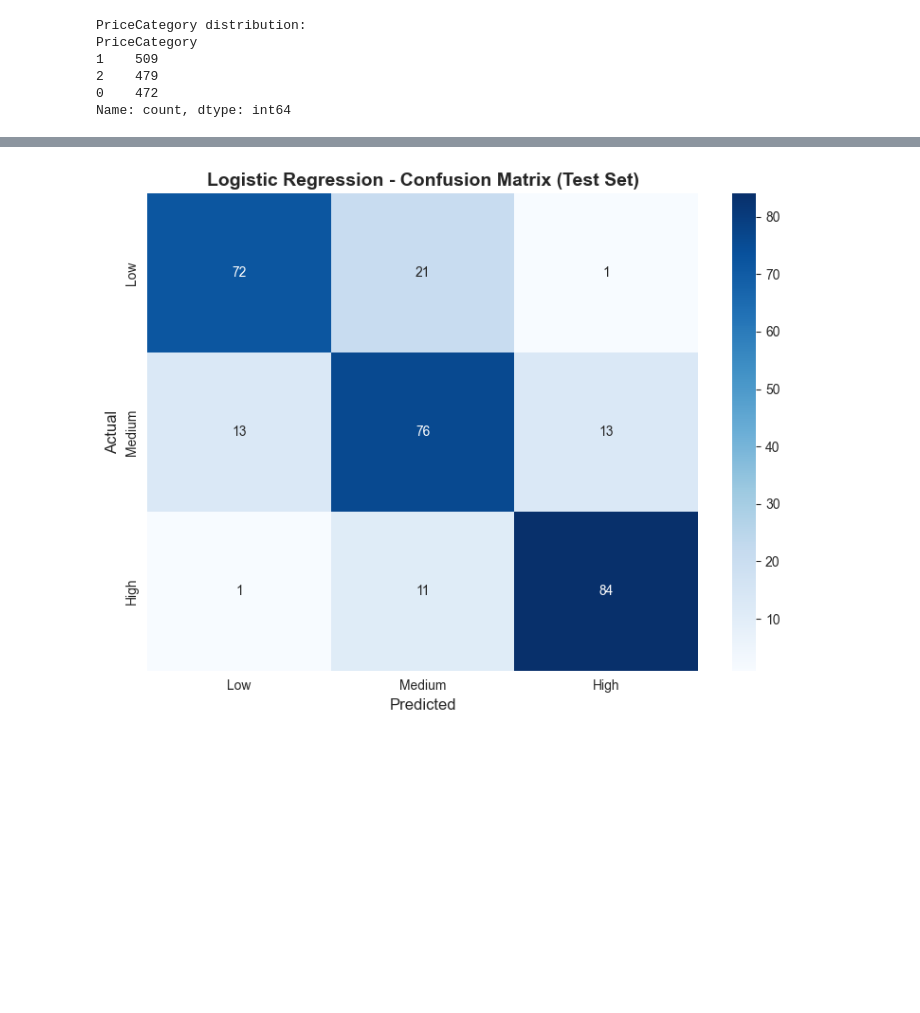
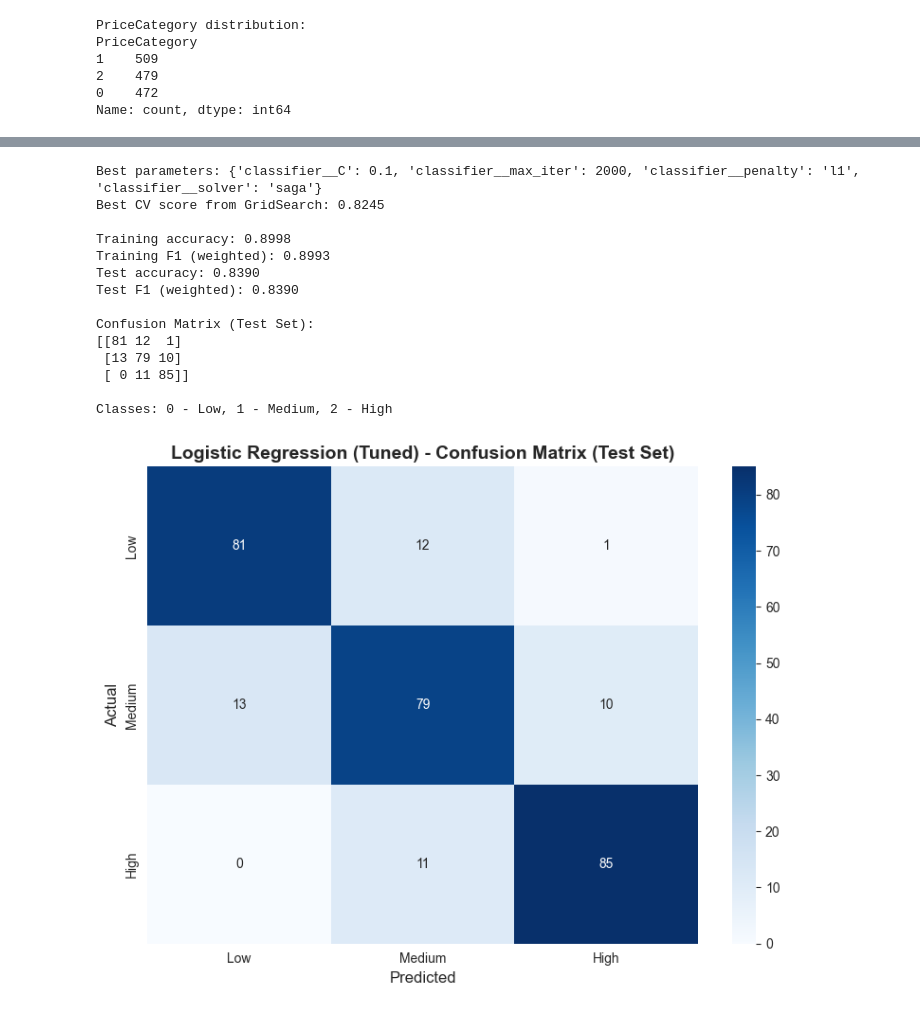
Before and after one commit to haydenpham/CS4120-MLProject, a Jupyter notebook: project/src/train_classification_models.ipynb, the cells around one changed output, grey strips where cells are left out. Drawn from its saved outputs; the diff is of its cells as text; code cells hidden in the pictures; blank space fills up the shorter version.

```diff
--- a/project/src/train_classification_models.ipynb
+++ b/project/src/train_classification_models.ipynb
@@ -38,6 +37,26 @@ df['PriceCategory'] = df['SalePrice'].apply(classify_price)
 print("PriceCategory distribution:")
 print(df['PriceCategory'].value_counts())
 
+# Idea from lecture: Combine features to create new ones
+# Total square footage
+df['TotalSF'] = df['TotalBsmtSF'] + df['1stFlrSF'] + df['2ndFlrSF']
+
+# Total bathrooms
+df['TotalBath'] = df['FullBath'] + 0.5 * df['HalfBath'] + df['BsmtFullBath'] + 0.5 * df['BsmtHalfBath']
+
+# House age and remodel age
+df['HouseAge'] = df['YrSold'] - df['YearBuilt']
+df['YearsSinceRemod'] = df['YrSold'] - df['YearRemodAdd']
+
+# Total porch area
+df['TotalPorchSF'] = df['OpenPorchSF'] + df['EnclosedPorch'] + df['3SsnPorch'] + df['ScreenPorch']
+
+# Drop columns that are just combined above
+df = df.drop(['TotalBsmtSF', '1stFlrSF', '2ndFlrSF',
+                'FullBath', 'HalfBath', 'BsmtFullBath', 'BsmtHalfBath',
+                'YearBuilt', 'YearRemodAdd',
+                'OpenPorchSF', 'EnclosedPorch', '3SsnPorch', 'ScreenPorch'], axis=1)
+
 # Remove Id and SalePrice columns
 df = df.drop(['Id', 'SalePrice'], axis=1)
 
@@ -155,30 +174,50 @@ Classes: 0 - Low, 1 - Medium, 2 - High
 Naive Bayes model logged to MLflow
 # %%
-# Step 6: Train Logistic Regression Model and apply 4-fold cross-validation
+# Step 6: Train Logistic Regression Model with Hyperparameter Tuning
 with mlflow.start_run(run_name="Logistic_Regression"):
     mlflow.log_param("model_type", "LogisticRegression")
-    mlflow.log_param("max_iter", 1000)
     mlflow.log_param("cv_folds", 4)
     mlflow.log_param("test_size", 0.2)
     mlflow.log_param("random_state", RNG)
     mlflow.log_param("scaler", "StandardScaler")
+    mlflow.log_param("hyperparameter_tuning", "GridSearchCV")
 
+    # Create pipeline
     lr_pipeline = Pipeline([
         ('preprocessor', preprocessor),
         ('scaler', StandardScaler()),
-        ('classifier', LogisticRegression(max_iter=1000, random_state=RNG))
+        ('classifier', LogisticRegression(random_state=RNG))
     ])
-    lr_pipeline.fit(X_train, y_train)
+
+    param_grid = {
+        'classifier__C': [0.001, 0.005, 0.01, 0.05, 0.1],
+        'classifier__penalty': ['l1', 'l2'],
+        'classifier__solver': ['liblinear', 'saga'],
+        'classifier__max_iter': [1000, 2000]
+    }
+
+    grid_search = GridSearchCV(
+        lr_pipeline,
+        param_grid,
+        cv=4,
+        scoring='accuracy',
+        n_jobs=-1,
+        verbose=1
+    )
+    grid_search.fit(X_train, y_train)
+
+    best_params = grid_search.best_params_
+    lr_pipeline = grid_search.best_estimator_
+
+    print(f"\nBest parameters: {best_params}")
+    for param, value in best_params.items():
+        mlflow.log_param(param, value)
 
     # Step 7: Evaluate Model Accuracy
-    cv_scores_lr = cross_val_score(lr_pipeline, X_train, y_train, cv=4, scoring='accuracy')
+    mlflow.log_metric("best_cv_score", grid_search.best_score_)
+    cv_scores_lr = grid_search.best_score_
 
-    # Log cross-validation metrics
-    mlflow.log_metric("cv_mean_accuracy", cv_scores_lr.mean())
-    mlflow.log_metric("cv_std_accuracy", cv_scores_lr.std())
-
-    print(f"Cross-validation scores: {cv_scores_lr}")
-    print(f"Mean CV accuracy: {cv_scores_lr.mean():.4f}")
+    print(f"Best CV score from GridSearch: {grid_search.best_score_:.4f}")
 
     y_train_pred_lr = lr_pipeline.predict(X_train)
     train_accuracy_lr = accuracy_score(y_train, y_train_pred_lr)
@@ -209,7 +248,7 @@ with mlflow.start_run(run_name="Logistic_Regression"):
     sns.heatmap(cm_lr, annot=True, fmt='d', cmap='Blues',
                 xticklabels=['Low', 'Medium', 'High'],
                 yticklabels=['Low', 'Medium', 'High'])
-    plt.title('Logistic Regression - Confusion Matrix (Test Set)', fontsize=14, fontweight='bold')
+    plt.title('Logistic Regression (Tuned) - Confusion Matrix (Test Set)', fontsize=14, fontweight='bold')
     plt.ylabel('Actual', fontsize=12)
     plt.xlabel('Predicted', fontsize=12)
     plt.tight_layout()
@@ -236 +262,15 @@ Classes: 0 - Low, 1 - Medium, 2 - High
+Best parameters: {'classifier__C': 0.1, 'classifier__max_iter': 2000, 'classifier__penalty': 'l1', 'classifier__solver': 'saga'}
+Best CV score from GridSearch: 0.8245
+
+Training accuracy: 0.8998
+Training F1 (weighted): 0.8993
+Test accuracy: 0.8390
+Test F1 (weighted): 0.8390
+
+Confusion Matrix (Test Set):
+[[81 12  1]
+ [13 79 10]
+ [ 0 11 85]]
+
+Classes: 0 - Low, 1 - Medium, 2 - High
-[figure, old version]
+[figure, new version]
```
Also changed, not shown: parts of 8 cells of this notebook.
